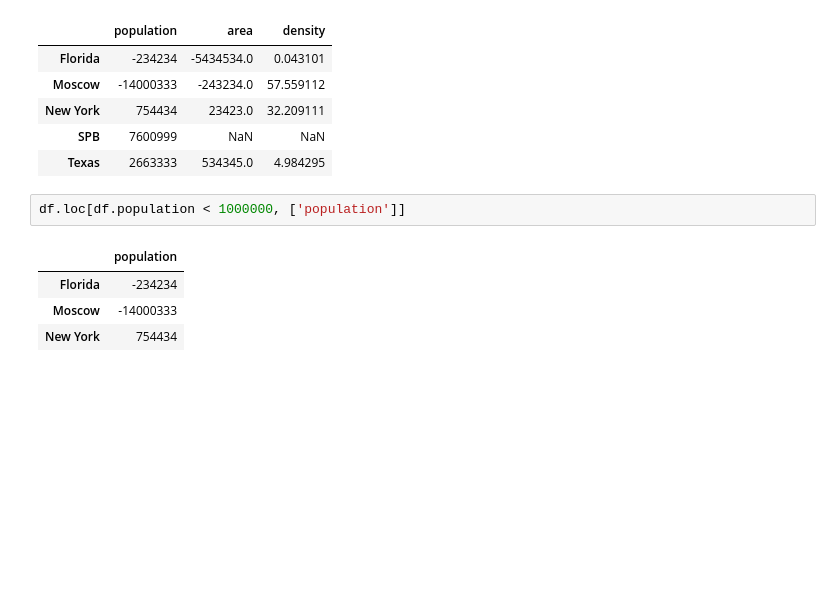
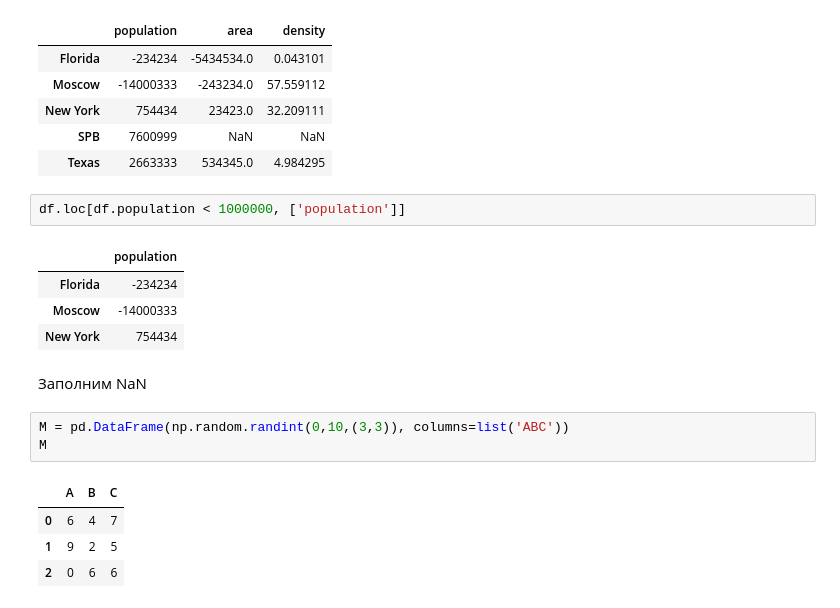
Before and after one commit to dmitry10x/ml_book, a Jupyter notebook: pandas/Untitled.ipynb, the cells around one changed output. Cells and saved outputs as stored; diff of their text form; blank space fills up the shorter version.

Commit message:
манипулирование данными в Series/DataFrame; Работа с None, NaN

```diff
--- a/pandas/Untitled.ipynb
+++ b/pandas/Untitled.ipynb
@@ -316,3 +316,13 @@ df.loc[df.population < 1000000, ['population']]
 | Florida | -234234 |
 | Moscow | -14000333 |
 | New York | 754434 |
+# %% [markdown]
+Заполним NaN
+# %%
+M = pd.DataFrame(np.random.randint(0,10,(3,3)), columns=list('ABC'))
+M
+# %% [output]
+|  | A | B | C |
+| 0 | 6 | 4 | 7 |
+| 1 | 9 | 2 | 5 |
+| 2 | 0 | 6 | 6 |
```
Also changed, not shown: parts of 38 cells of this notebook.
